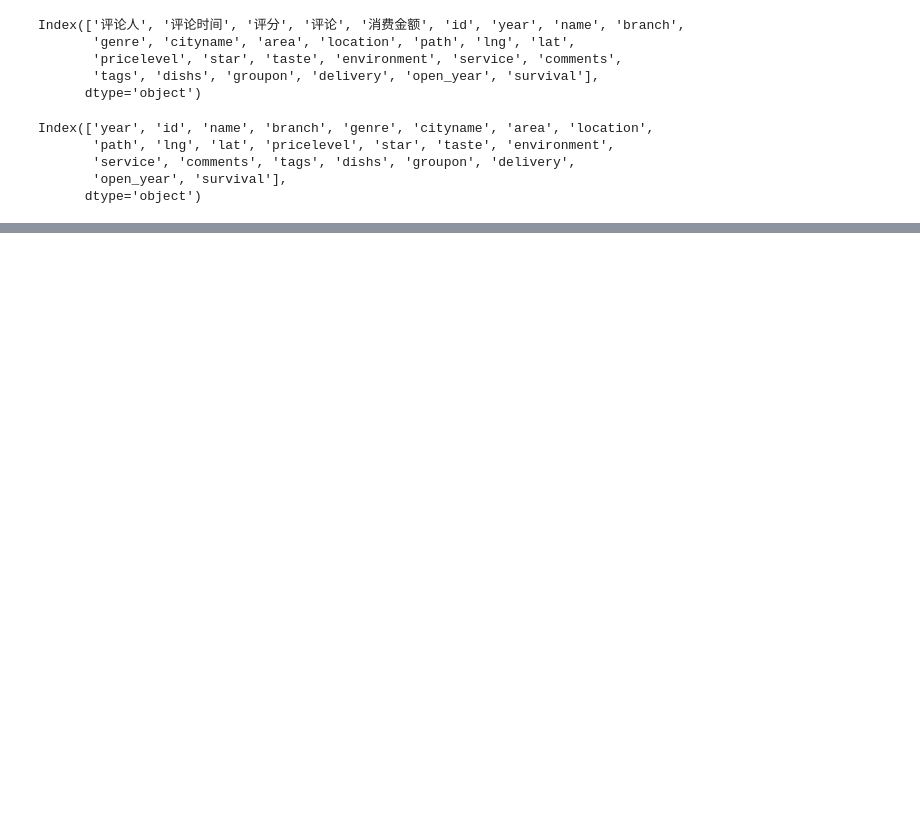
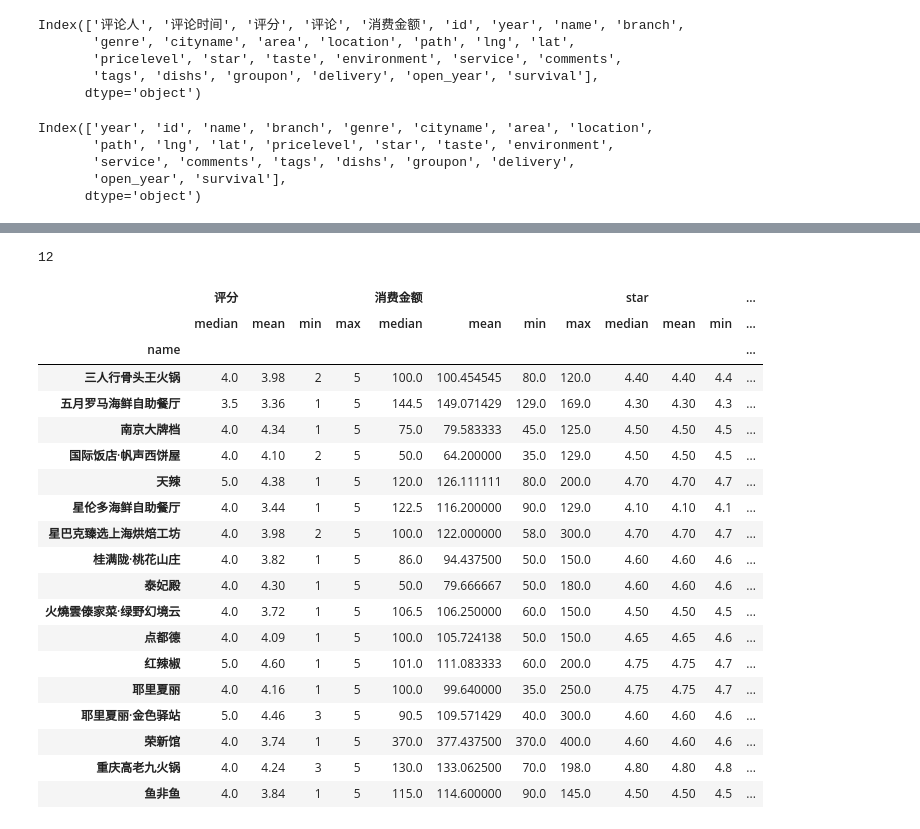
Before and after one commit to erikpsw/Data-Science, a Jupyter notebook: pandas/marketing.ipynb, the cells around one changed output, grey strips where cells are left out. Drawn from its saved outputs; the diff is of its cells as text; code cells hidden in the pictures; blank space fills up the shorter version.

```diff
--- a/pandas/marketing.ipynb
+++ b/pandas/marketing.ipynb
@@ -40,0 +78,29 @@ df_comments.head()
+# %%
+df_comments["genre"].unique().shape[0]
+# %% [output]
+12
+# %%
+df_comments.groupby(['name']).agg({'评分':['median','mean','min','max'],
+'消费金额': ['median','mean','min','max'],
+'star':['median','mean','min','max']})
+# %% [output]
+|  | 评分 |  |  |  | 消费金额 |  |  |  | star |  |  | ... |
+|  | median | mean | min | max | median | mean | min | max | median | mean | min | ... |
+| name |  |  |  |  |  |  |  |  |  |  |  | ... |
+| 三人行骨头王火锅 | 4.0 | 3.98 | 2 | 5 | 100.0 | 100.454545 | 80.0 | 120.0 | 4.40 | 4.40 | 4.4 | ... |
+| 五月罗马海鲜自助餐厅 | 3.5 | 3.36 | 1 | 5 | 144.5 | 149.071429 | 129.0 | 169.0 | 4.30 | 4.30 | 4.3 | ... |
+| 南京大牌档 | 4.0 | 4.34 | 1 | 5 | 75.0 | 79.583333 | 45.0 | 125.0 | 4.50 | 4.50 | 4.5 | ... |
+| 国际饭店·帆声西饼屋 | 4.0 | 4.10 | 2 | 5 | 50.0 | 64.200000 | 35.0 | 129.0 | 4.50 | 4.50 | 4.5 | ... |
+| 天辣 | 5.0 | 4.38 | 1 | 5 | 120.0 | 126.111111 | 80.0 | 200.0 | 4.70 | 4.70 | 4.7 | ... |
+| 星伦多海鲜自助餐厅 | 4.0 | 3.44 | 1 | 5 | 122.5 | 116.200000 | 90.0 | 129.0 | 4.10 | 4.10 | 4.1 | ... |
+| 星巴克臻选上海烘焙工坊 | 4.0 | 3.98 | 2 | 5 | 100.0 | 122.000000 | 58.0 | 300.0 | 4.70 | 4.70 | 4.7 | ... |
+| 桂满陇·桃花山庄 | 4.0 | 3.82 | 1 | 5 | 86.0 | 94.437500 | 50.0 | 150.0 | 4.60 | 4.60 | 4.6 | ... |
+| 泰妃殿 | 4.0 | 4.30 | 1 | 5 | 50.0 | 79.666667 | 50.0 | 180.0 | 4.60 | 4.60 | 4.6 | ... |
+| 火燒雲傣家菜·绿野幻境云 | 4.0 | 3.72 | 1 | 5 | 106.5 | 106.250000 | 60.0 | 150.0 | 4.50 | 4.50 | 4.5 | ... |
+| 点都德 | 4.0 | 4.09 | 1 | 5 | 100.0 | 105.724138 | 50.0 | 150.0 | 4.65 | 4.65 | 4.6 | ... |
+| 红辣椒 | 5.0 | 4.60 | 1 | 5 | 101.0 | 111.083333 | 60.0 | 200.0 | 4.75 | 4.75 | 4.7 | ... |
+| 耶里夏丽 | 4.0 | 4.16 | 1 | 5 | 100.0 | 99.640000 | 35.0 | 250.0 | 4.75 | 4.75 | 4.7 | ... |
+| 耶里夏丽·金色驿站 | 5.0 | 4.46 | 3 | 5 | 90.5 | 109.571429 | 40.0 | 300.0 | 4.60 | 4.60 | 4.6 | ... |
+| 荣新馆 | 4.0 | 3.74 | 1 | 5 | 370.0 | 377.437500 | 370.0 | 400.0 | 4.60 | 4.60 | 4.6 | ... |
+| 重庆高老九火锅 | 4.0 | 4.24 | 3 | 5 | 130.0 | 133.062500 | 70.0 | 198.0 | 4.80 | 4.80 | 4.8 | ... |
+| 鱼非鱼 | 4.0 | 3.84 | 1 | 5 | 115.0 | 114.600000 | 90.0 | 145.0 | 4.50 | 4.50 | 4.5 | ... |
```
Also changed, not shown: parts of 5 cells of this notebook, 24 other files.
